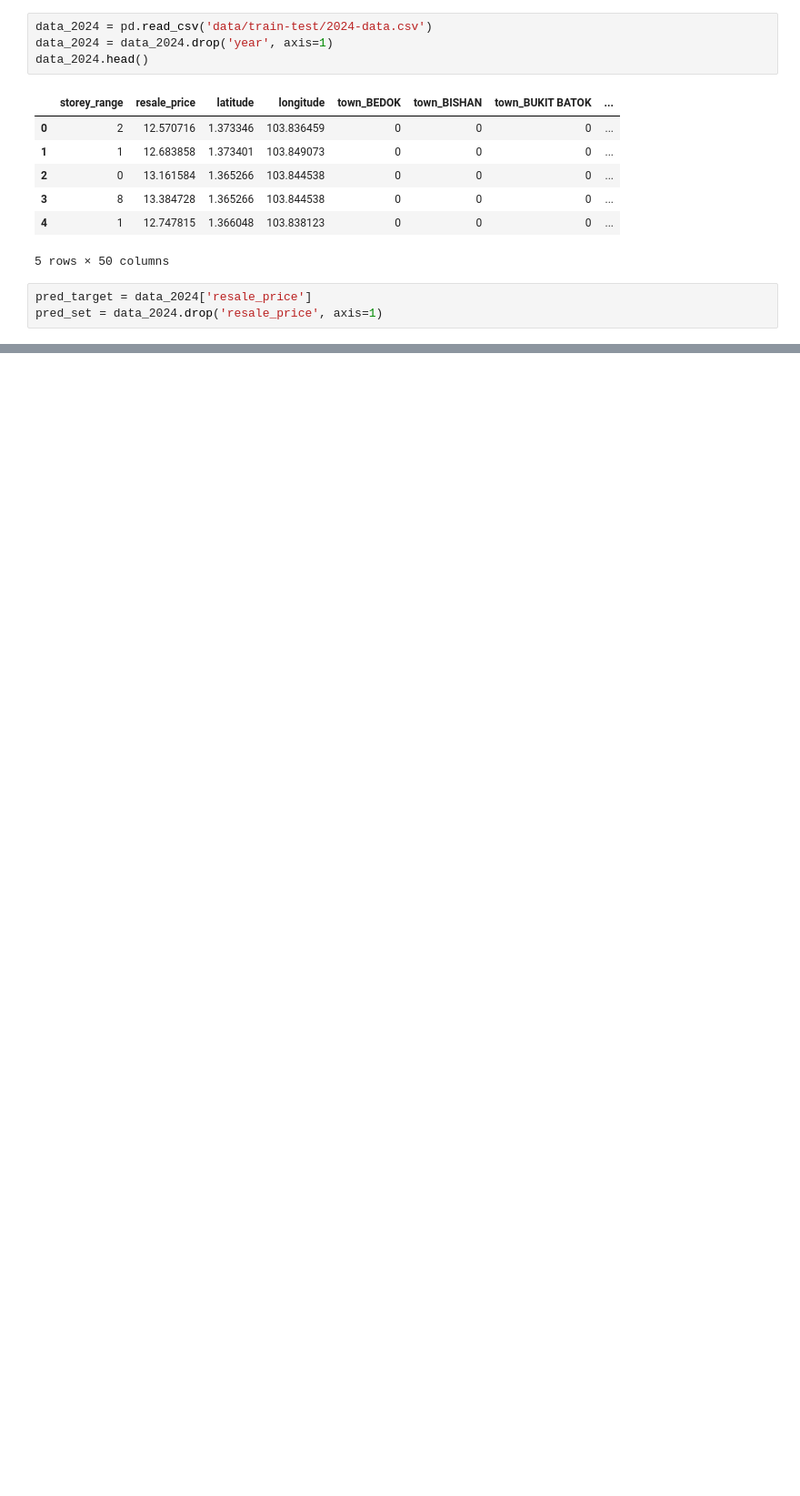
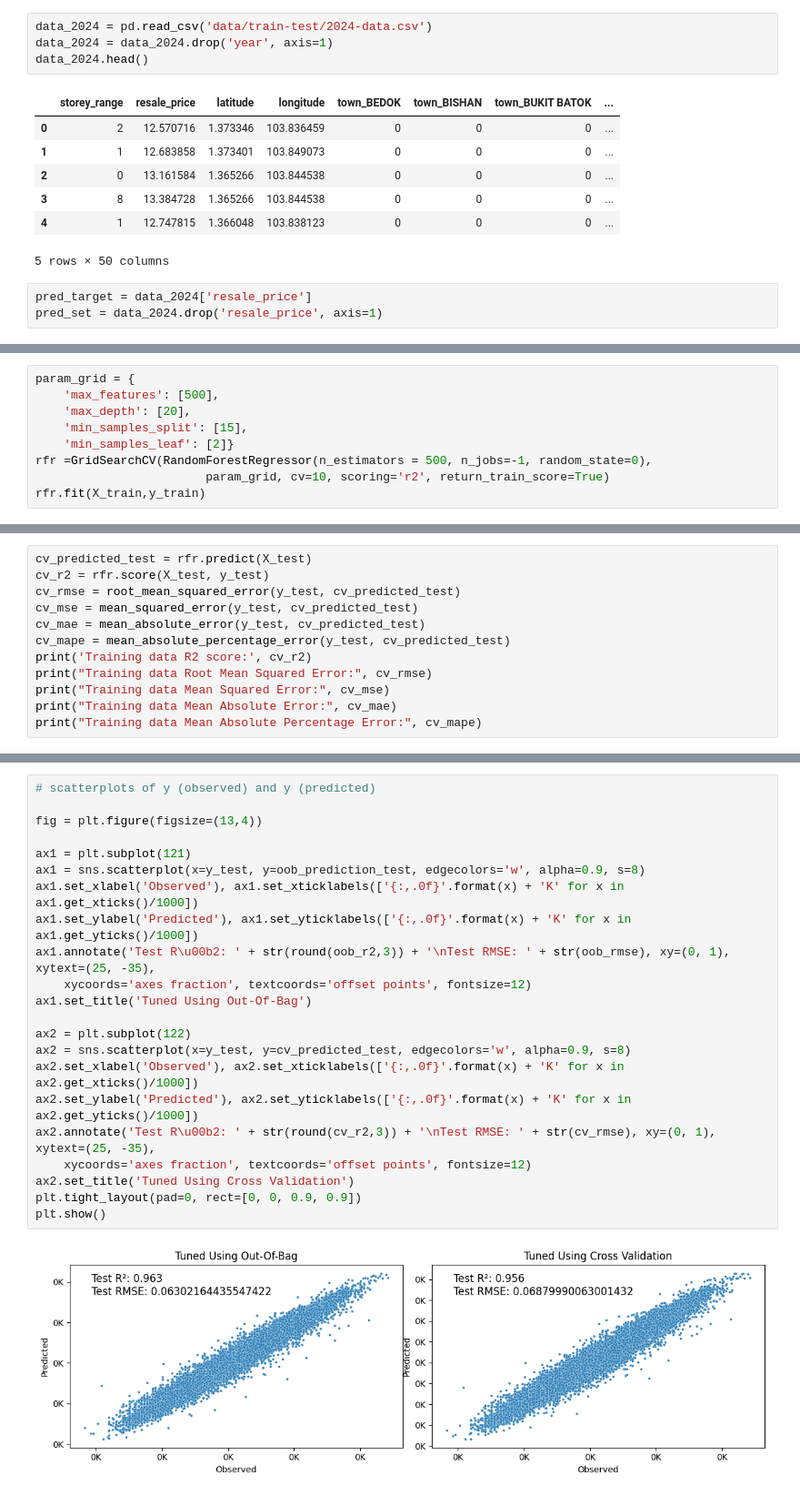
Before and after one commit to joesurf/Housing-Price-Time-Series-Forecasting, a Jupyter notebook: random_forest.ipynb, the cells around one changed output, grey strips where cells are left out. Shown: that part at 91% size. Drawn from its saved outputs; the diff is of its cells as text; blank space fills up the shorter version.

```diff
--- a/random_forest.ipynb
+++ b/random_forest.ipynb
@@ -192,0 +146,9 @@ Root Mean Squared Error of Random Forest: 87.85883175512483
+# %%
+param_grid = {
+    'max_features': [500],
+    'max_depth': [20],
+    'min_samples_split': [15],
+    'min_samples_leaf': [2]}
+rfr =GridSearchCV(RandomForestRegressor(n_estimators = 500, n_jobs=-1, random_state=0),
+                        param_grid, cv=10, scoring='r2', return_train_score=True)
+rfr.fit(X_train,y_train)
@@ -192,0 +168,12 @@ Root Mean Squared Error of Random Forest: 87.85883175512483
+# %%
+cv_predicted_test = rfr.predict(X_test)
+cv_r2 = rfr.score(X_test, y_test)
+cv_rmse = root_mean_squared_error(y_test, cv_predicted_test)
+cv_mse = mean_squared_error(y_test, cv_predicted_test)
+cv_mae = mean_absolute_error(y_test, cv_predicted_test)
+cv_mape = mean_absolute_percentage_error(y_test, cv_predicted_test)
+print('Training data R2 score:', cv_r2)
+print("Training data Root Mean Squared Error:", cv_rmse)
+print("Training data Mean Squared Error:", cv_mse)
+print("Training data Mean Absolute Error:", cv_mae)
+print("Training data Mean Absolute Percentage Error:", cv_mape)
@@ -192,0 +209,24 @@ Root Mean Squared Error of Random Forest: 87.85883175512483
+# %%
+# scatterplots of y (observed) and y (predicted)
+
+fig = plt.figure(figsize=(13,4))
+
+ax1 = plt.subplot(121)
+ax1 = sns.scatterplot(x=y_test, y=oob_prediction_test, edgecolors='w', alpha=0.9, s=8)
+ax1.set_xlabel('Observed'), ax1.set_xticklabels(['{:,.0f}'.format(x) + 'K' for x in ax1.get_xticks()/1000])
+ax1.set_ylabel('Predicted'), ax1.set_yticklabels(['{:,.0f}'.format(x) + 'K' for x in ax1.get_yticks()/1000])
+ax1.annotate('Test R\u00b2: ' + str(round(oob_r2,3)) + '\nTest RMSE: ' + str(oob_rmse), xy=(0, 1), xytext=(25, -35),
+    xycoords='axes fraction', textcoords='offset points', fontsize=12)
+ax1.set_title('Tuned Using Out-Of-Bag')
+
+ax2 = plt.subplot(122)
+ax2 = sns.scatterplot(x=y_test, y=cv_predicted_test, edgecolors='w', alpha=0.9, s=8)
+ax2.set_xlabel('Observed'), ax2.set_xticklabels(['{:,.0f}'.format(x) + 'K' for x in ax2.get_xticks()/1000])
+ax2.set_ylabel('Predicted'), ax2.set_yticklabels(['{:,.0f}'.format(x) + 'K' for x in ax2.get_yticks()/1000])
+ax2.annotate('Test R\u00b2: ' + str(round(cv_r2,3)) + '\nTest RMSE: ' + str(cv_rmse), xy=(0, 1), xytext=(25, -35),
+    xycoords='axes fraction', textcoords='offset points', fontsize=12)
+ax2.set_title('Tuned Using Cross Validation')
+plt.tight_layout(pad=0, rect=[0, 0, 0.9, 0.9])
+plt.show()
+# %% [output]
+[figure, added]
```
Also changed, not shown: parts of 38 cells of this notebook.
